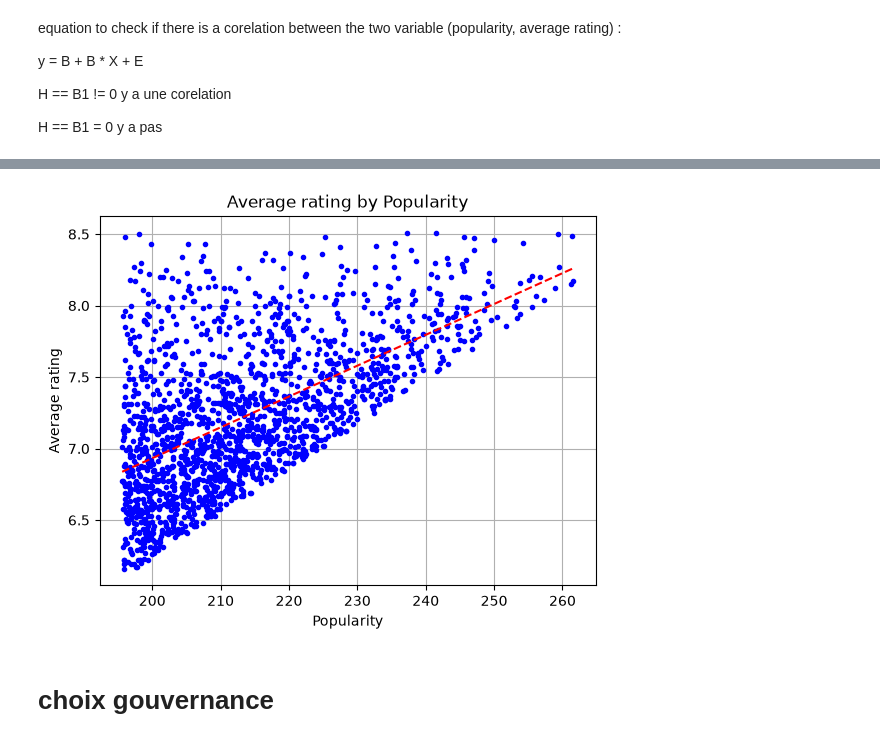
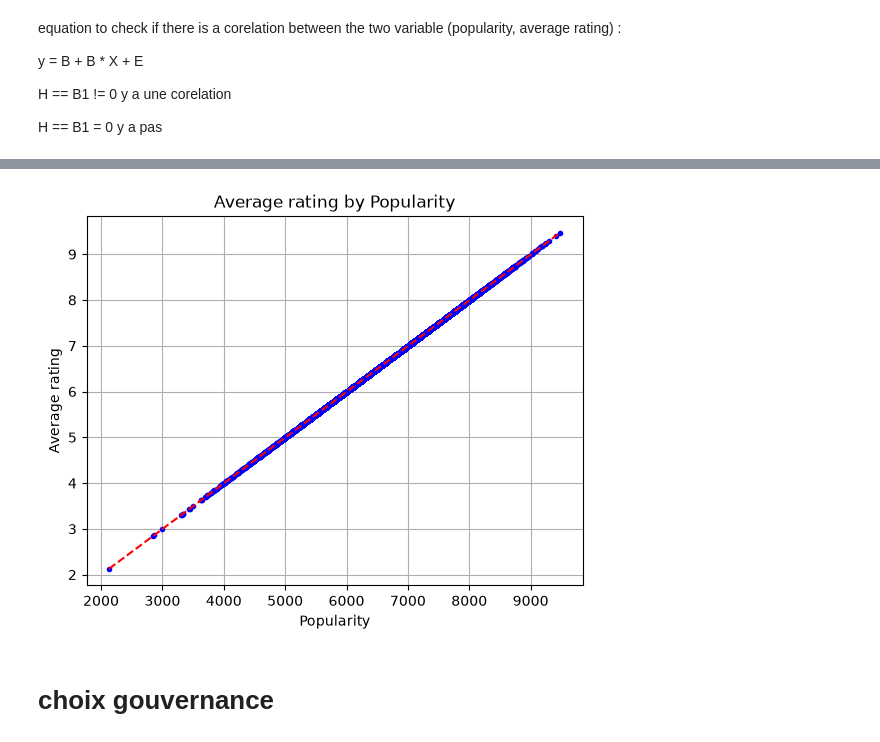
Before and after one commit to Limacha/MTD-ludologie, a Jupyter notebook: src/project.ipynb, the cells around one changed output, grey strips where cells are left out. Cells and saved outputs as stored; diff of their text form; code cells hidden in the pictures.

Commit message:
adding cleaning in the project and making a fullDataSet

```diff
--- a/src/project.ipynb
+++ b/src/project.ipynb
@@ -57,6 +118,4 @@ the popularity is calculate with
 # %%
 # caclculate the popularity
-popularity = [(r/10)*100 * math.log10(val + 1) for r, val in zip(cleanDataFrame[AVERAGE_RATING], cleanDataFrame[NUMBER_VOTE])]
-
-#insert the new column
-cleanDataFrame.insert(1, POPULARITY, popularity, allow_duplicates=True)
+fullDataFrame[POPULARITY] = (fullDataFrame[NUMBER_VOTE]/fullDataFrame[NUMBER_VOTE] + SIGNIFICATIF_VOTE_NUMBER) * fullDataFrame[AVERAGE_RATING]
+print(fullDataFrame.shape)
@@ -63,9 +126,9 @@ cleanDataFrame.insert(1, POPULARITY, popularity, allow_duplicates=True)
 # %%
 # round all value to 2
-cleanDataFrame = cleanDataFrame.round(2)
+fullDataFrame = fullDataFrame.round(2)
 
 #sort
-cleanDataFrame = cleanDataFrame.sort_values(by=POPULARITY, ascending=True).reset_index(drop=True)
+fullDataFrame = fullDataFrame.sort_values(by=POPULARITY, ascending=True).reset_index(drop=True)
 # %% [markdown]
 # generic function
 # %%
@@ -92,7 +155,7 @@ def evolutionGraph(rowName, dataFrame = cleanDataFrame, graphTitle=None, sort=Tr
 # %%
 #! function to show a graph of Y by X and allow adding a line to the graph
 
-def yByXGraph(rowNameX, rowNameY, dataFrame = cleanDataFrame, graphTitle=None, sort=True, lineParams=None):
+def yByXGraph(rowNameX, rowNameY, dataFrame = fullDataFrame, graphTitle=None, sort=True, lineParams=None):
     # set the title if not already define
     if graphTitle is None:
         graphTitle = f"{rowNameY} by {rowNameX}"
@@ -490,6 +603,6 @@ H == B1 != 0 y a une corelation
 
 H == B1  = 0 y a pas
 # %%
-result = scipy.stats.linregress(popularDataFrame[POPULARITY], popularDataFrame[AVERAGE_RATING])
+result = scipy.stats.linregress(fullDataFrame[POPULARITY], fullDataFrame[AVERAGE_RATING])
 print(result)
 # %% [output]
@@ -507,7 +620,7 @@ B1:  0.021571089573832473
 # %%
-yByXGraph(POPULARITY, AVERAGE_RATING, dataFrame=popularDataFrame, lineParams=[B0, B1])
+yByXGraph(POPULARITY, AVERAGE_RATING, lineParams=[B0, B1])
 pyplot.show()
 # %% [output]
-[figure, old version]
+[figure, new version]
 # %% [markdown]
 # choix gouvernance
```
Also changed, not shown: parts of 44 cells of this notebook, 2 other files.
